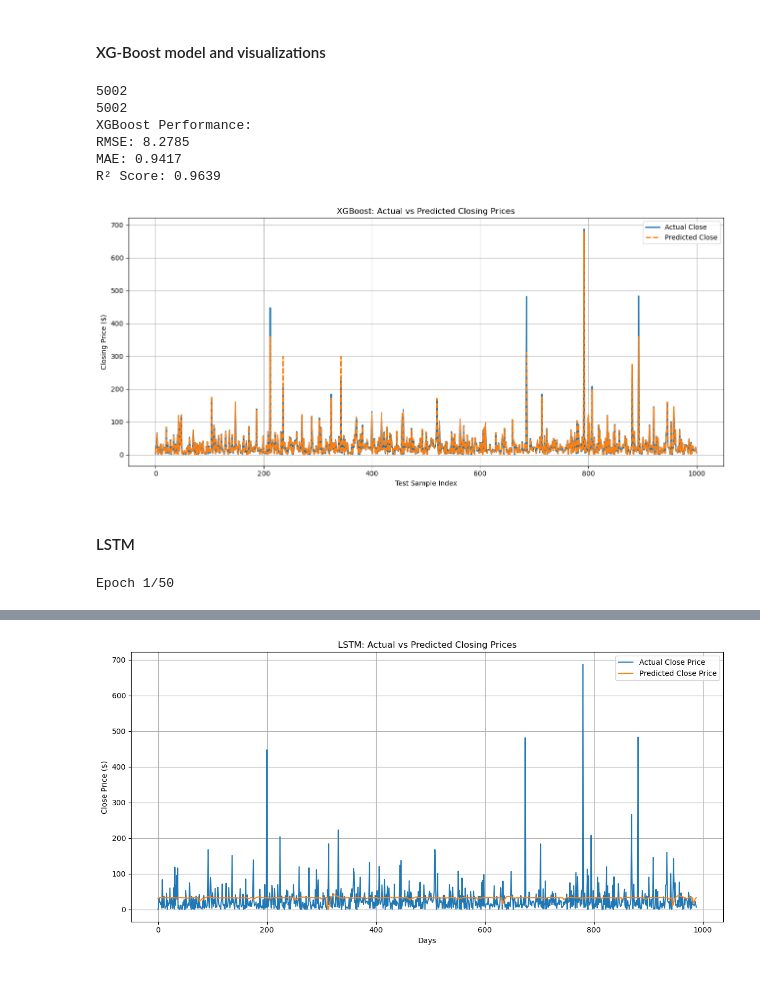
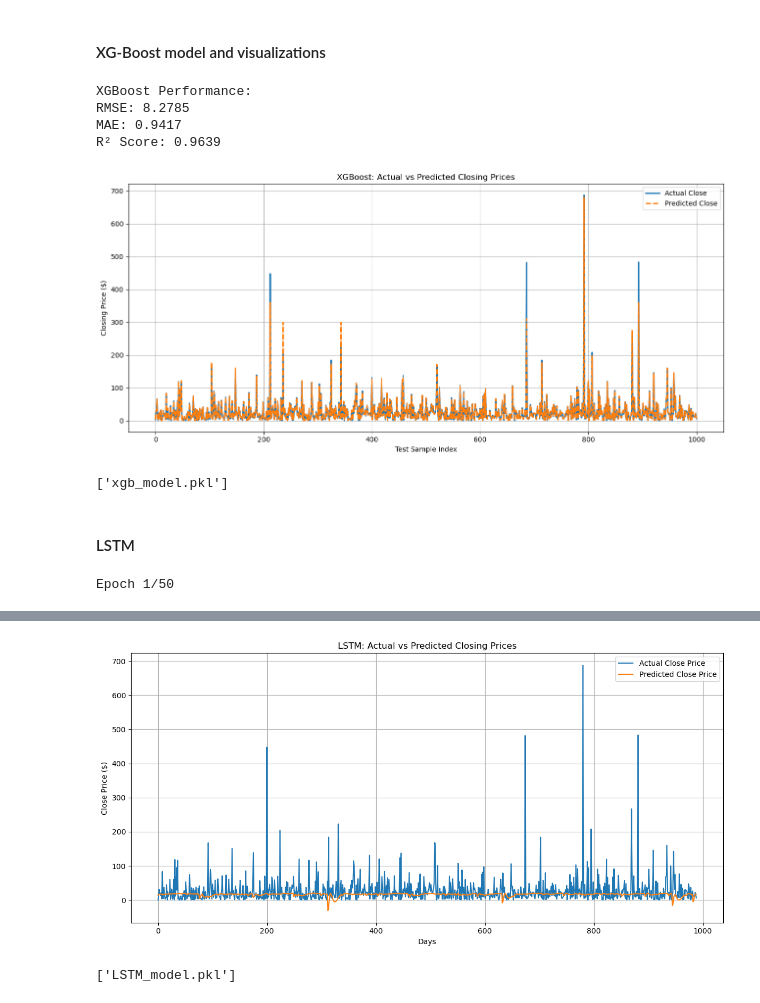
Before and after one commit to Goku0696/Test_models_MLF_Project, a Jupyter notebook: Master.ipynb, the cells around one changed output, grey strips where cells are left out. Saved outputs shown, nothing was run; the diff lists cells and outputs as text; code cells hidden in the pictures.

```diff
--- a/Master.ipynb
+++ b/Master.ipynb
@@ -230,6 +230,7 @@ from sklearn.model_selection import train_test_split
 from sklearn.metrics import mean_squared_error, mean_absolute_error, r2_score
 import xgboost as xgb
 import numpy as np
+import joblib
 
 df = pd.read_csv("final_dataset_merged.csv")
 
@@ -273,14 +274,15 @@ plt.legend()
 plt.grid(True)
 plt.tight_layout()
 plt.show()
+
+joblib.dump(model, 'xgb_model.pkl')
 # %% [output]
-5002
-5002
 XGBoost Performance:
 RMSE: 8.2785
 MAE: 0.9417
 R² Score: 0.9639
 [figure]
+['xgb_model.pkl']
 # %% [markdown]
 #### LSTM
 # %%
@@ -292,6 +294,7 @@ from sklearn.metrics import mean_squared_error, mean_absolute_error, r2_score
 from tensorflow.keras.models import Sequential
 from tensorflow.keras.layers import LSTM, Dense, Dropout
 from tensorflow.keras.callbacks import EarlyStopping
+import joblib
 
 df = pd.read_csv("final_dataset_merged.csv")
 
@@ -375,5 +378,7 @@ plt.legend()
 plt.grid(True)
 plt.tight_layout()
 plt.show()
+
+joblib.dump(model, 'LSTM_model.pkl')
 # %% [output]
 Epoch 1/50
@@ -397 +402,2 @@ R² Score: -0.0231
-[figure, old version]
+[figure, new version]
+['LSTM_model.pkl']
```
Also changed, not shown: parts of 3 cells of this notebook.
